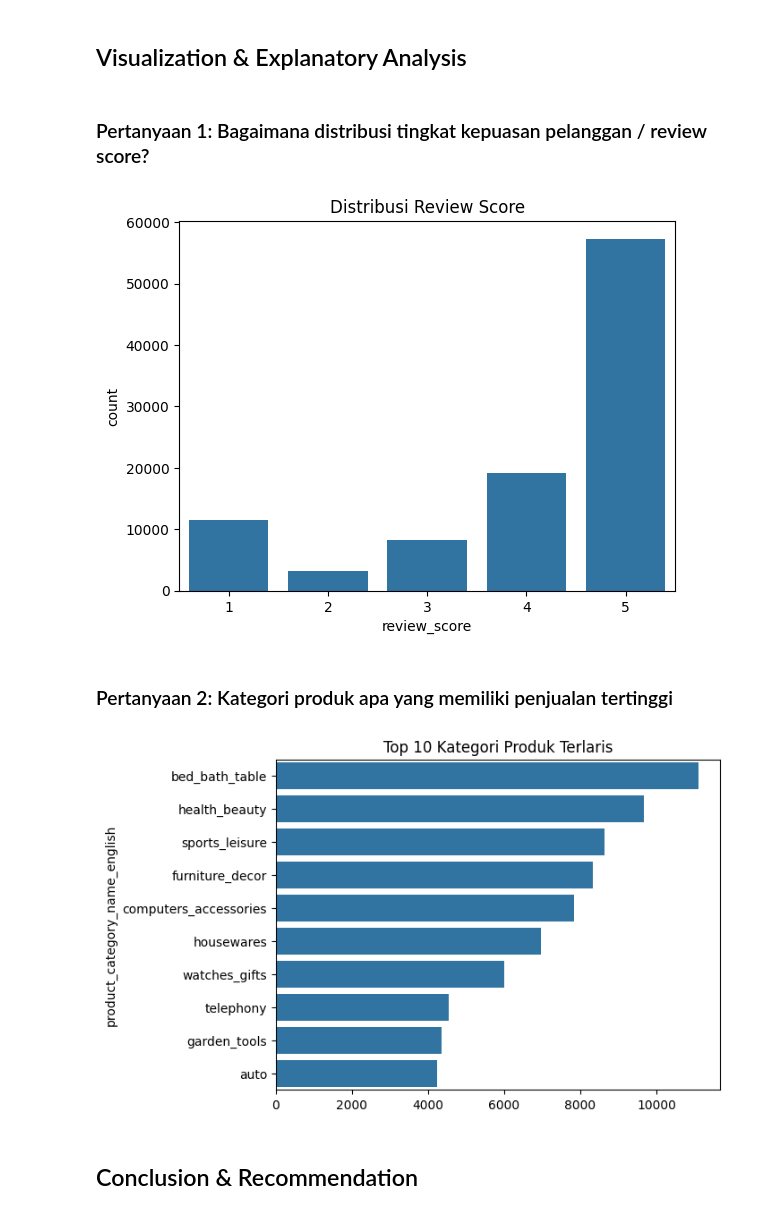
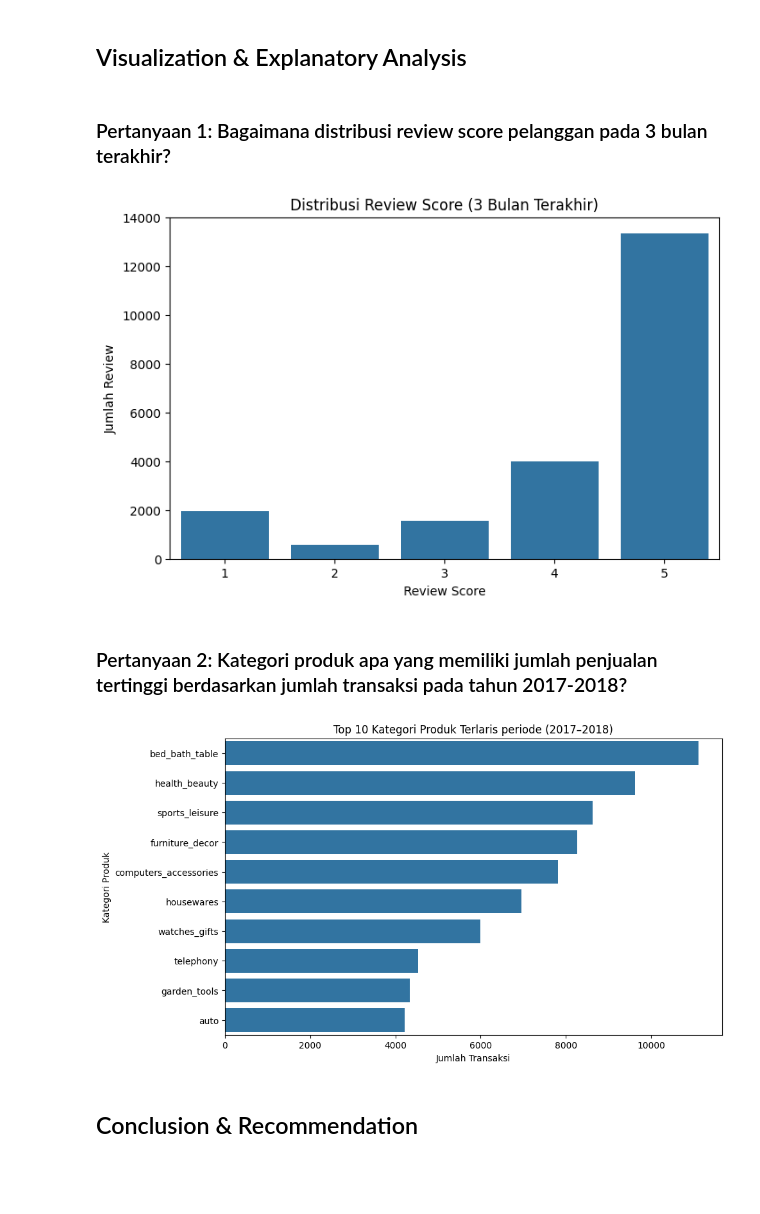
Before and after one commit to y3nu5/submission-proyek-data-analisis, a Jupyter notebook: notebook.ipynb, the cells around one changed output. Drawn from its saved outputs; the diff is of its cells as text; code cells hidden in the pictures; blank space fills up the shorter version.

```diff
--- a/notebook.ipynb
+++ b/notebook.ipynb
@@ -1098,15 +1140,28 @@ product_sales.sample(5)
 # %% [markdown]
 ## Visualization & Explanatory Analysis
 # %% [markdown]
-### Pertanyaan 1: Bagaimana distribusi tingkat kepuasan pelanggan / review score?
+### Pertanyaan 1: Bagaimana distribusi review score pelanggan pada 3 bulan terakhir?
+# %%
+# Ambil tanggal terakhir di dataset
+last_date = order_reviews_df['review_creation_date'].max()
+
+# Filter 3 bulan terakhir
+filtered_reviews = order_reviews_df[
+    order_reviews_df['review_creation_date'] >= (last_date - pd.DateOffset(months=3))
+]
 # %%
 import seaborn as sns
 import matplotlib.pyplot as plt
 
-sns.countplot(x='review_score', data=order_reviews_df)
-plt.title("Distribusi Review Score")
+plt.figure(figsize=(8,5))
+sns.countplot(x='review_score', data=filtered_reviews)
+
+plt.title("Distribusi Review Score (3 Bulan Terakhir)")
+plt.xlabel("Review Score")
+plt.ylabel("Jumlah Review")
+
 plt.show()
 # %% [output]
-[figure, old version]
+[figure, new version]
 # %% [markdown]
-### Pertanyaan 2: Kategori produk apa yang memiliki penjualan tertinggi
+### Pertanyaan 2: Kategori produk apa yang memiliki jumlah penjualan tertinggi berdasarkan jumlah transaksi pada tahun 2017-2018?
@@ -1113,11 +1176,21 @@ plt.show()
 # %%
-top_category = product_sales['product_category_name_english'].value_counts().head(10)
+import seaborn as sns
+import matplotlib.pyplot as plt
 
-sns.barplot(x=top_category.values, y=top_category.index)
-plt.title("Top 10 Kategori Produk Terlaris")
+plt.figure(figsize=(10,6))
+
+sns.barplot(
+    x=top_category.values,
+    y=top_category.index
+)
+
+plt.title("Top 10 Kategori Produk Terlaris periode (2017–2018)")
+plt.xlabel("Jumlah Transaksi")
+plt.ylabel("Kategori Produk")
+
 plt.show()
 # %% [output]
-[figure, old version]
+[figure, new version]
 # %% [markdown]
 ## Conclusion & Recommendation
 # %% [markdown]
```
Also changed, not shown: parts of 12 cells of this notebook, 3 other files.
